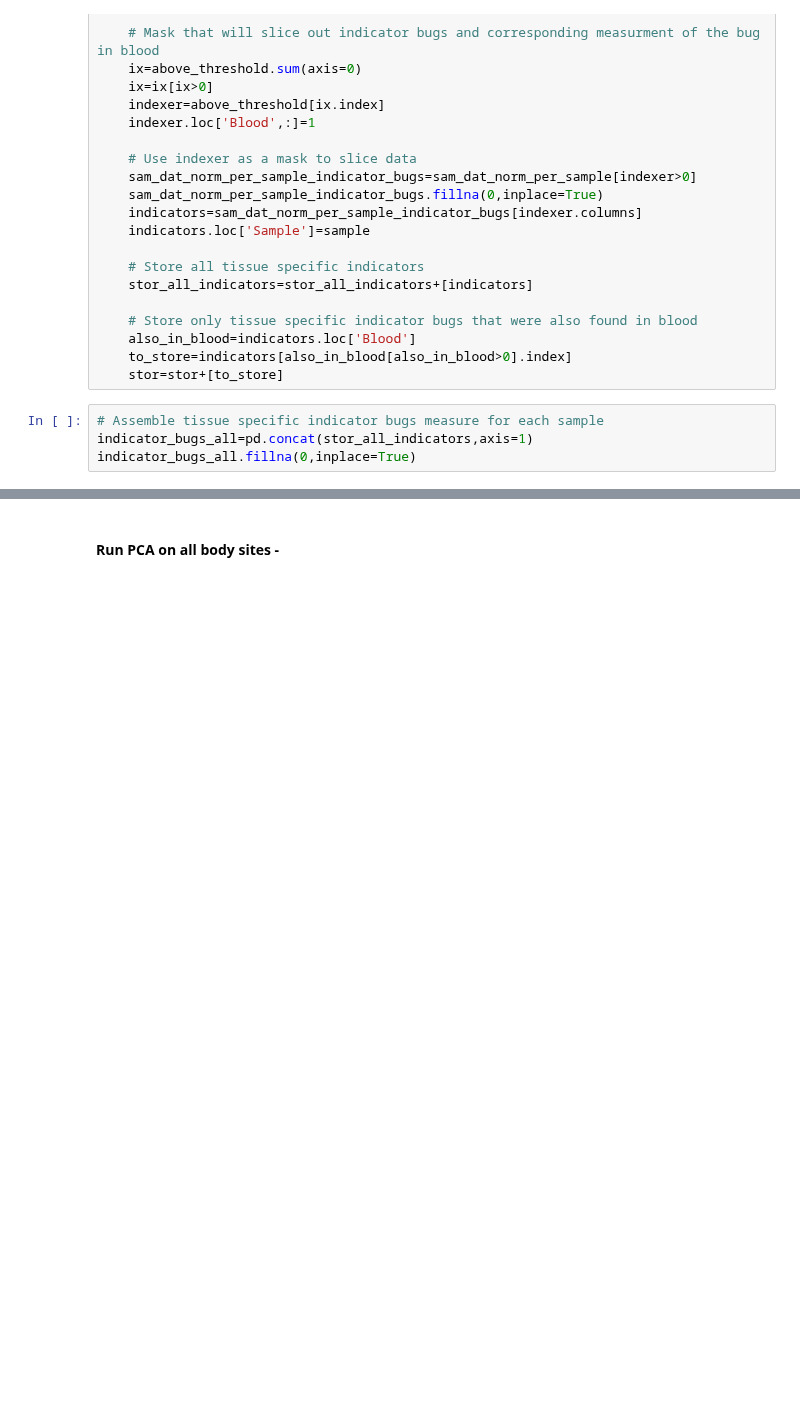
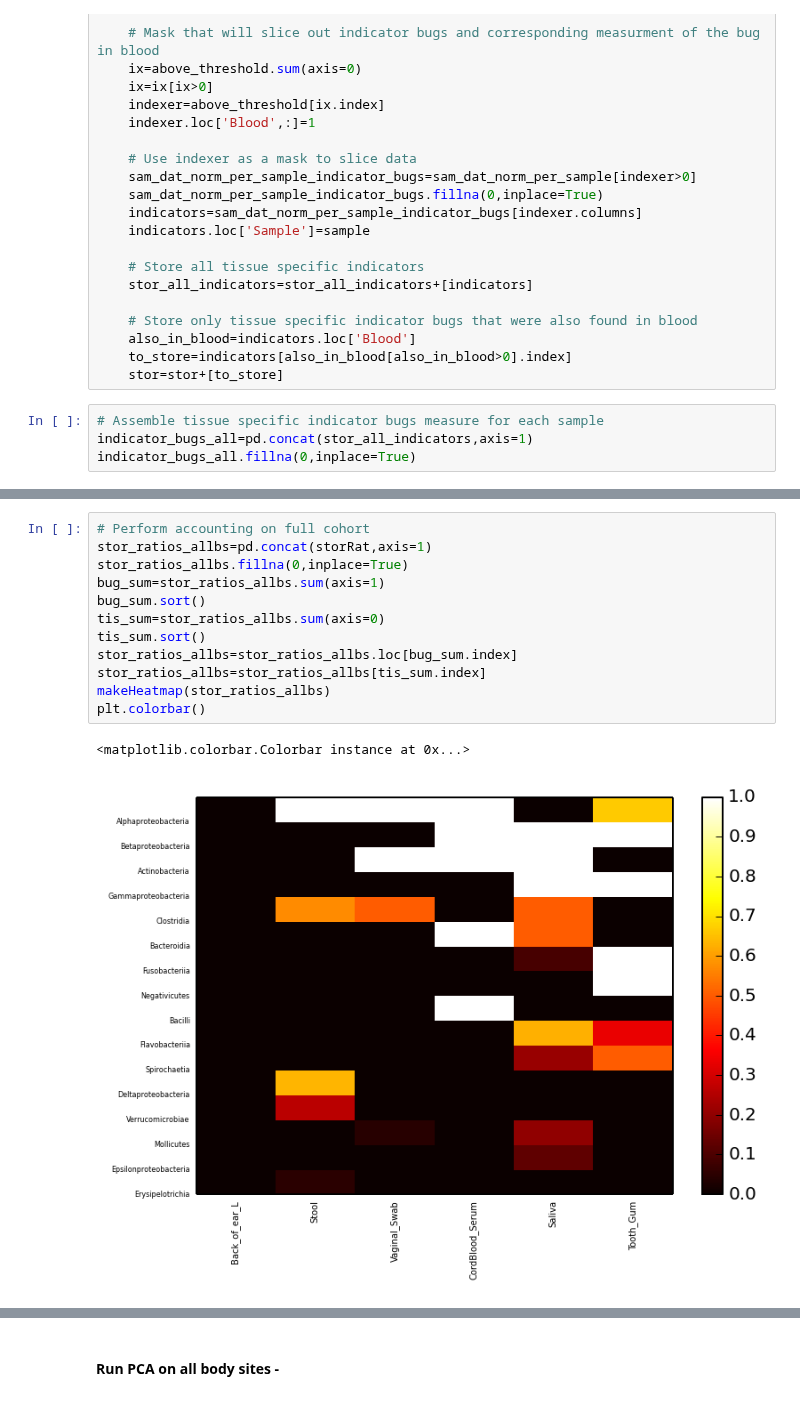
Before and after one commit to lmart999/CS229, a Jupyter notebook: CS229_Project.ipynb, the cells around one changed output, grey strips where cells are left out. Saved outputs shown, nothing was run; the diff lists cells and outputs as text; blank space fills up the shorter version.

```diff
--- a/CS229_Project.ipynb
+++ b/CS229_Project.ipynb
@@ -1182,0 +1205,15 @@ Vaginal_Swab
+# %%
+# Perform accounting on full cohort
+stor_ratios_allbs=pd.concat(storRat,axis=1)
+stor_ratios_allbs.fillna(0,inplace=True)
+bug_sum=stor_ratios_allbs.sum(axis=1)
+bug_sum.sort()
+tis_sum=stor_ratios_allbs.sum(axis=0)
+tis_sum.sort()
+stor_ratios_allbs=stor_ratios_allbs.loc[bug_sum.index]
+stor_ratios_allbs=stor_ratios_allbs[tis_sum.index]
+makeHeatmap(stor_ratios_allbs)
+plt.colorbar()
+# %% [output]
+<matplotlib.colorbar.Colorbar instance at 0x...>
+[figure, added]
```
Also changed, not shown: parts of 4 cells of this notebook.
